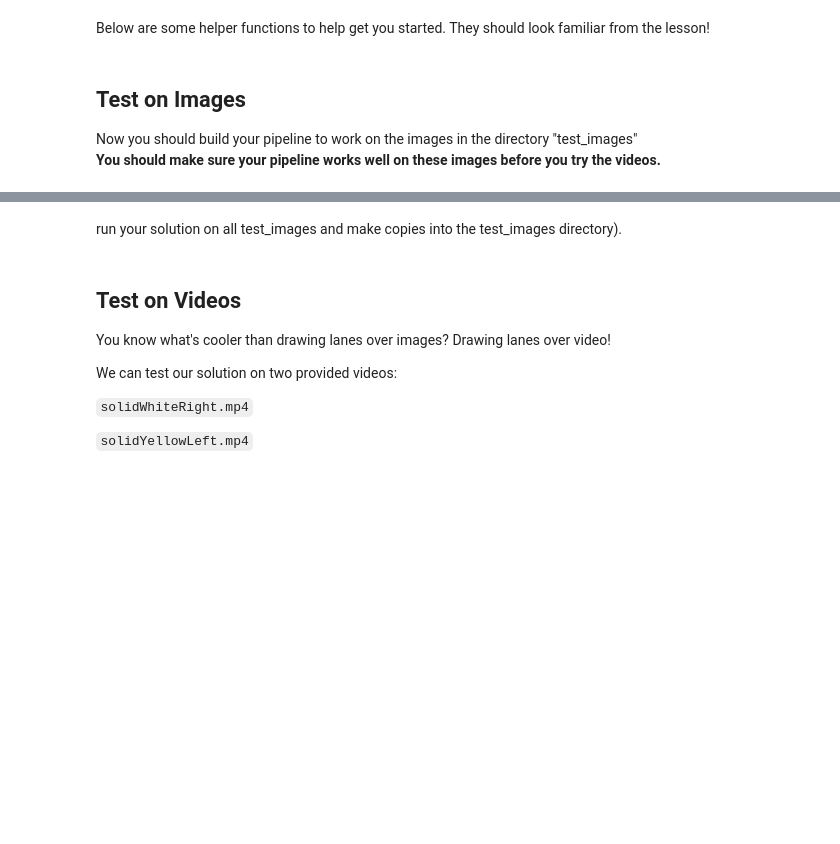
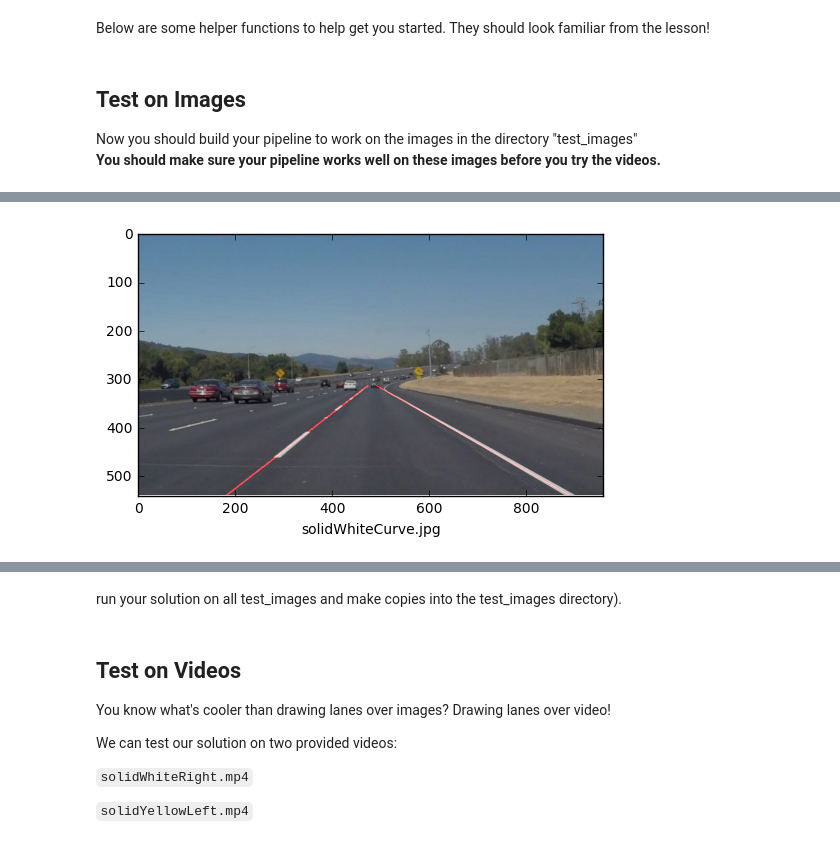
Before and after one commit to bmbigbang/nd, a Jupyter notebook: P1.ipynb, the cells around one changed output, grey strips where cells are left out. Cells and saved outputs as stored; diff of their text form; code cells hidden in the pictures; blank space fills up the shorter version.

```diff
--- a/P1.ipynb
+++ b/P1.ipynb
@@ -132,7 +132,16 @@ def hough_lines(img, rho, theta, threshold, min_line_len, max_line_gap):
 
     Returns an image with hough lines drawn.
     """
-    lines = cv2.HoughLinesP(img, rho, theta, threshold, np.array([]), minLineLength=min_line_len, maxLineGap=max_line_gap)
+    lines = cv2.HoughLinesP(img, rho, theta, threshold, np.array([]), minLineLength=min_line_len,
+                            maxLineGap=max_line_gap)
+    # l2 = np.copy(lines)
+    # line_img = np.zeros((*img.shape, 3), dtype=np.uint8)
+    # draw_lines(line_img, l2)
+    # plt.figure()
+    # plt.imshow(line_img)
+
+    lines = extrapolate(lines, img.shape)
+
     line_img = np.zeros((*img.shape, 3), dtype=np.uint8)
     draw_lines(line_img, lines)
     return line_img
@@ -169,0 +169,78 @@ os.listdir("test_images/")
+# %%
+from numpy import polyfit
+
+
+def extrapolate(lines, shape):
+    vertices = np.array([[(imshape[1] / 6, imshape[0]),  # bottom left
+                          ((imshape[1] - 40) / 2, (imshape[0] + 90) / 2),  # top left
+                          ((imshape[1] + 50) / 2, (imshape[0] + 90) / 2),  # top right
+                          (imshape[1] - (imshape[1] / 20), imshape[0])]], dtype=np.int32)  # bottom right
+    x_mid = (shape[1]) / 2; x_max = shape[1]
+    y_mid = (shape[0] + 90) / 2; y_max = shape[0]
+    left_x = []; left_y = []; right_x = []; right_y = []
+    for x0, y0, x1, y1 in [j[0] for j in lines]:
+        if x0 < x_mid and x1 < x_mid:
+            left_x.append(x0); left_x.append(x1)
+            left_y.append(y0); left_y.append(y1)
+        elif x0 > x_mid and x1 > x_mid:
+            right_x.append(x0); right_x.append(x1)
+            right_y.append(y0); right_y.append(y1)
+    left = polyfit(left_x, left_y, deg=1)
+    x0 = (imshape[0] - left[1]) / left[0]
+    x1 = (((imshape[0] + 90) / 2) - left[1]) / left[0]
+    new = [[x0, imshape[0], x1, (imshape[0] + 90) / 2]]
+
+    right = polyfit(right_x, right_y, deg=1)
+    x0 = (((imshape[0] + 90) / 2) - right[1]) / right[0]
+    x1 = (imshape[0] - right[1]) / right[0]
+    new += [[x0, (imshape[0] + 90) / 2, x1, imshape[0]]]
+    return np.array([[i] for i in new], dtype='int32')
+
+
+import os
+
+for filename in os.listdir("test_images/"):
+    if filename.startswith('Extrapolated-'):
+        continue
+    orig_image = mpimg.imread('test_images/{}'.format(filename))
+    image = (mpimg.imread('test_images/{}'.format(filename)) * 255).astype('uint8')
+
+    gray = grayscale(image)
+
+    kernel_size = 5
+    blur_gray = gaussian_blur(image, kernel_size)
+
+    low_threshold = 50
+    high_threshold = 150
+    edges = canny(blur_gray, low_threshold, high_threshold)
+
+    imshape = image.shape
+    vertices = np.array([[(imshape[1] / 6, imshape[0]),  # bottom left
+                          ((imshape[1] - 40) / 2, (imshape[0] + 90) / 2),  # top left
+                          ((imshape[1] + 50) / 2, (imshape[0] + 90) / 2),  # top right
+                          (imshape[1] - (imshape[1] / 20), imshape[0])]], dtype=np.int32)  # bottom right
+    # diagnose vertices
+    # if i == 'solidWhiteCurve.jpg':
+    #     mask = np.zeros_like(image)
+    #     cv2.fillPoly(mask, vertices, 255)
+    #     mask = cv2.bitwise_and(orig_image, mask)
+    #     plt.figure()
+    #     plt.imshow(mask)
+    masked_image = region_of_interest(edges, vertices)
+
+    rho = 0.7 # distance resolution in pixels of the Hough grid
+    theta = np.pi / 360  # angular resolution in radians of the Hough grid
+    threshold = 6  # minimum number of votes (intersections in Hough grid cell)
+    min_line_len = 50  # minimum number of pixels making up a line
+    max_line_gap = 50  # maximum gap in pixels between connectable line segments
+    lines = hough_lines(masked_image, rho, theta, threshold, min_line_len, max_line_gap)
+
+    w_img = weighted_img(lines, orig_image)
+    plt.figure()
+    plt.xlabel('{}'.format(filename))
+    plt.imshow(w_img)
+    plt.imsave('test_images/Extrapolated-{}'.format(filename), w_img)
+
+plt.show()
+# %% [output]
+[figure, added]
```
Also changed, not shown: parts of 12 cells of this notebook, 1 other file.
